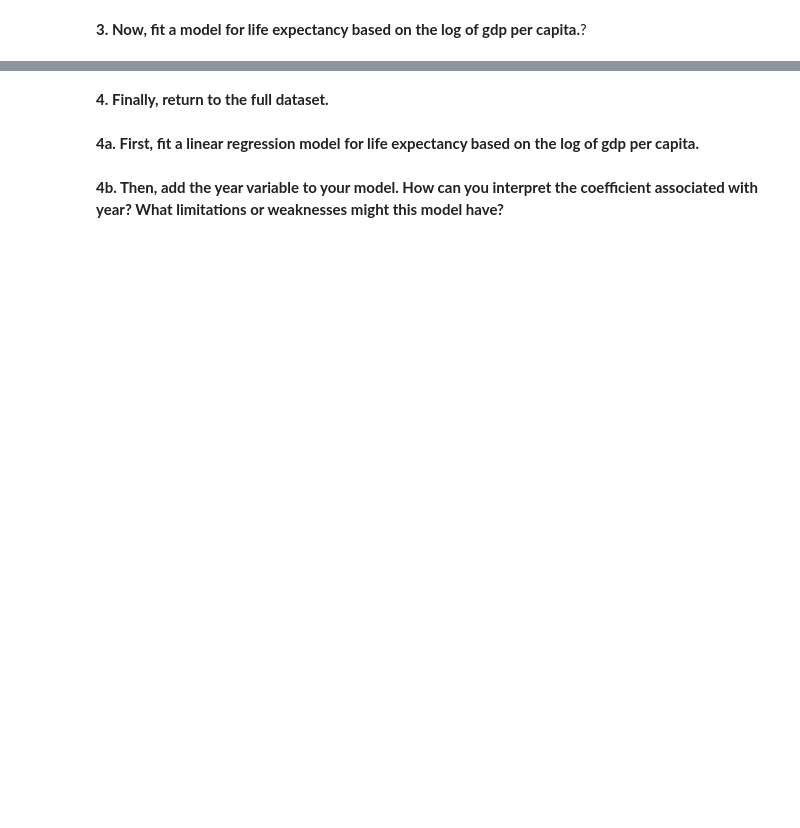
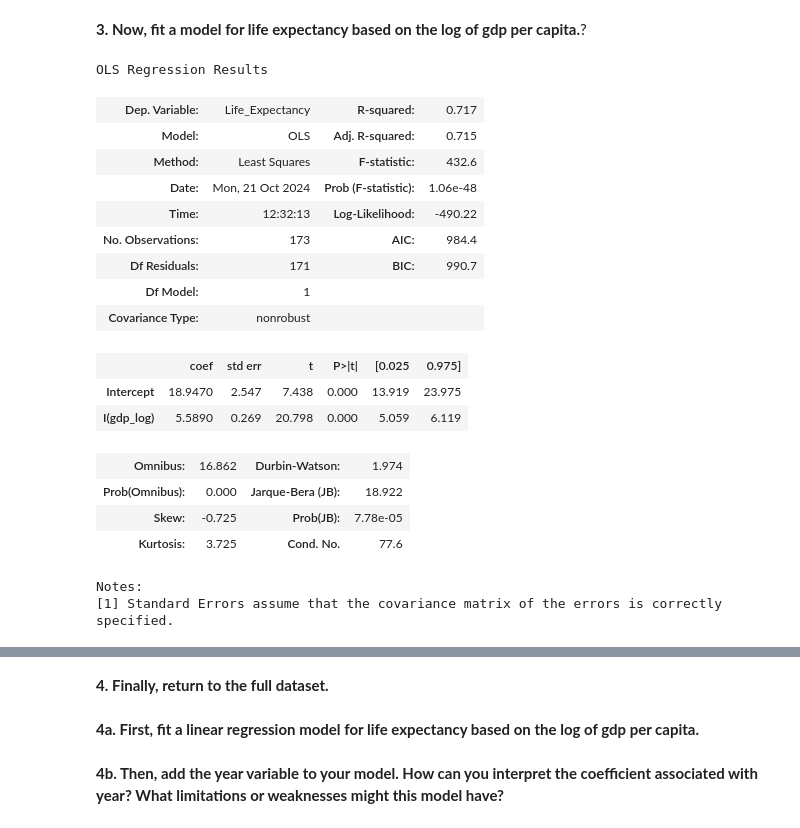
Before and after one commit to nss-data-science-cohort-8/un-linear-regression-Mythical-clj, a Jupyter notebook: notebooks/un-linear-regression-clj.ipynb, the cells around one changed output, grey strips where cells are left out. Cells and saved outputs as stored; diff of their text form; code cells hidden in the pictures; blank space fills up the shorter version.

Commit message:
moving along steadily, on question 4 but unsure of if prior questions were done correctly.

```diff
--- a/notebooks/un-linear-regression-clj.ipynb
+++ b/notebooks/un-linear-regression-clj.ipynb
@@ -188,3 +190,24 @@ gdp_le_2021.plot(kind='scatter', x='Life_Expectancy', y='GDP_Per_Capita')
 # %%
 gdp_log = np.log(gdp_le_2021['GDP_Per_Capita'])
 gdp_log_2021 = smf.ols("Life_Expectancy ~ I(gdp_log)", data=gdp_le_2021).fit()
+gdp_log_2021.summary()
+# %% [output]
+OLS Regression Results
+| Dep. Variable: | Life_Expectancy | R-squared: | 0.717 |
+| Model: | OLS | Adj. R-squared: | 0.715 |
+| Method: | Least Squares | F-statistic: | 432.6 |
+| Date: | Mon, 21 Oct 2024 | Prob (F-statistic): | 1.06e-48 |
+| Time: | 12:32:13 | Log-Likelihood: | -490.22 |
+| No. Observations: | 173 | AIC: | 984.4 |
+| Df Residuals: | 171 | BIC: | 990.7 |
+| Df Model: | 1 |  |  |
+| Covariance Type: | nonrobust |  |  |
+|  | coef | std err | t | P>|t| | [0.025 | 0.975] |
+| Intercept | 18.9470 | 2.547 | 7.438 | 0.000 | 13.919 | 23.975 |
+| I(gdp_log) | 5.5890 | 0.269 | 20.798 | 0.000 | 5.059 | 6.119 |
+| Omnibus: | 16.862 | Durbin-Watson: | 1.974 |
+| Prob(Omnibus): | 0.000 | Jarque-Bera (JB): | 18.922 |
+| Skew: | -0.725 | Prob(JB): | 7.78e-05 |
+| Kurtosis: | 3.725 | Cond. No. | 77.6 |
+Notes:
+[1] Standard Errors assume that the covariance matrix of the errors is correctly specified.
```
Also changed, not shown: parts of 17 cells of this notebook.
